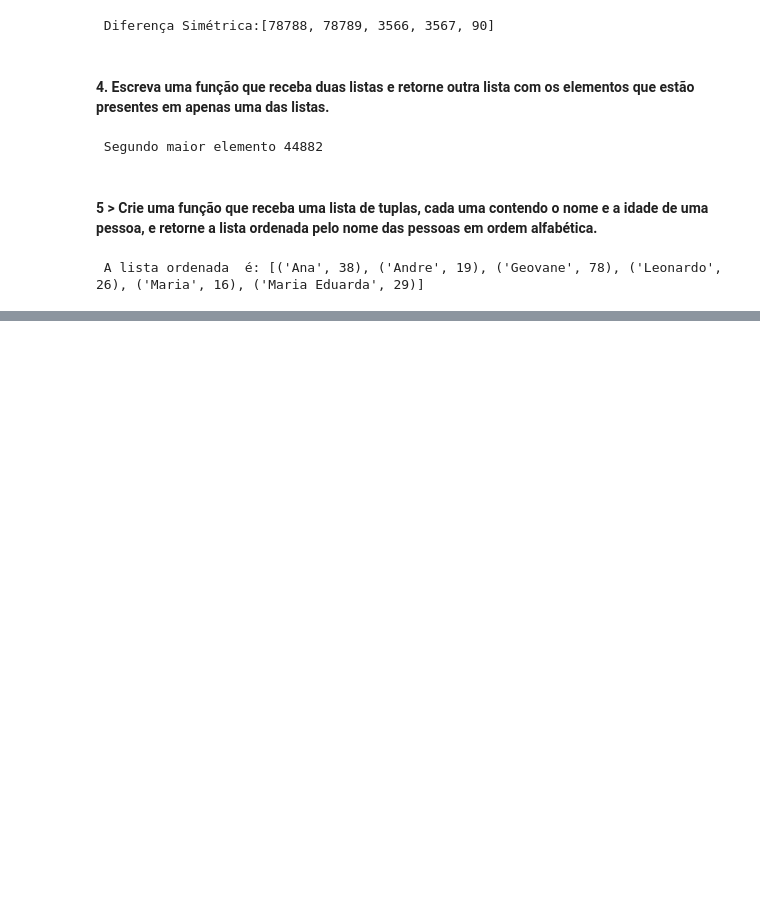
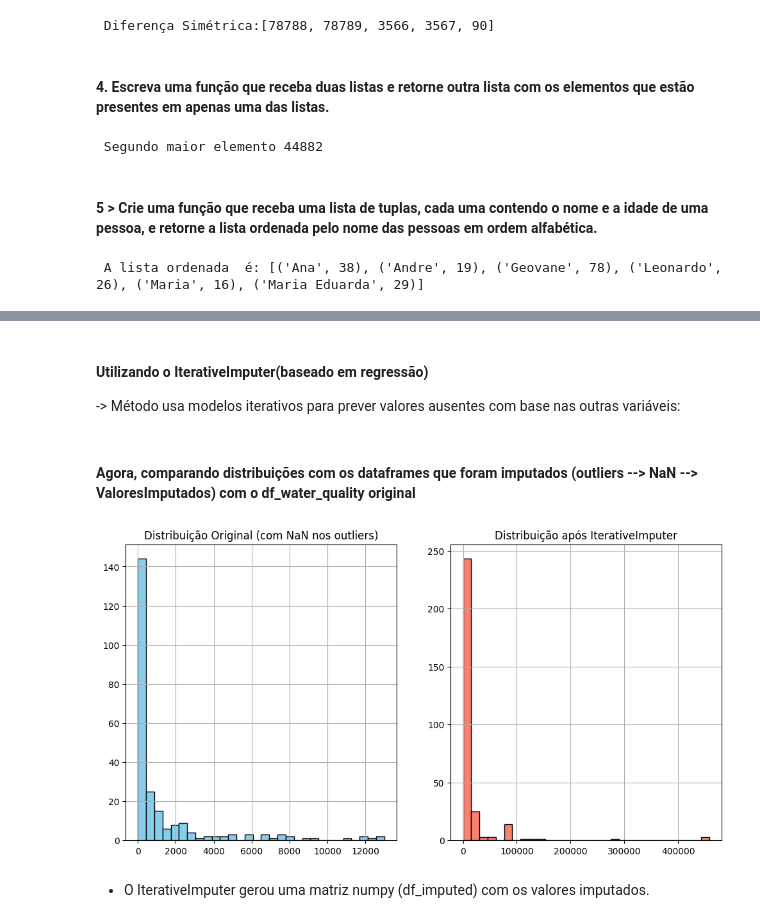
Before and after one commit to Lulelis/Bootcamp_Machine_Learning_Atlantico_Avantii, a Jupyter notebook: atividade_02/Atividade_02_Lucas_Elias.ipynb, the cells around one changed output, grey strips where cells are left out. Drawn from its saved outputs; the diff is of its cells as text; code cells hidden in the pictures; blank space fills up the shorter version.

Commit message:
Atualizando a atividade_2

```diff
--- a/atividade_02/Atividade_02_Lucas_Elias.ipynb
+++ b/atividade_02/Atividade_02_Lucas_Elias.ipynb
@@ -95,0 +108,2 @@ print(f""" A lista ordenada  é: {resultado}""")
+# %%
+df_water_quality = pd.read_csv(r"D:\HD 1TB\Documentos\Cursos Online\Bootcamp_Avanti_ML\projeto_atividade_01_bootcamp_machine_Learning_avantii_atlantico\atividade_01\atividade_02\data\Results_MADE.csv", sep=",", encoding='latin-1')
@@ -95,0 +172,2 @@ print(f""" A lista ordenada  é: {resultado}""")
+# %%
+df_water_quality = df_water_quality.rename(columns=map_rename)
@@ -95,0 +270,4 @@ print(f""" A lista ordenada  é: {resultado}""")
+# %% [markdown]
+#### Utilizando o IterativeImputer(baseado em regressão)
+
+-> Método usa modelos iterativos para prever valores ausentes com base nas outras variáveis:
@@ -95,0 +277,44 @@ print(f""" A lista ordenada  é: {resultado}""")
+# %%
+### Substituindo os outliers por NaN:
+
+df_water_quality.loc[
+    (df_water_quality["Total_Coliform_MPN_per_100_ml"] < limite_inferior) |
+    (df_water_quality["Total_Coliform_MPN_per_100_ml"] > limite_superior),
+    "Total_Coliform_MPN_per_100_ml"
+] = np.nan
+
+### Aplicando o Iteratrive Imputer para preencher os valores NaN:
+
+imputer = IterativeImputer(random_state=42)
+df_imputed = imputer.fit_transform(df_water_quality)
+
+
+### Reconstruindo o Dataframe:
+
+df_water_quality_imputed = pd.DataFrame(df_imputed, columns=df_water_quality.columns)
+# %% [markdown]
+#### Agora, comparando distribuições com os dataframes que foram imputados (outliers --> NaN --> ValoresImputados) com o df_water_quality original
+# %%
+import matplotlib.pyplot as plt
+
+#### Coluna original (com NaN nos outliers)
+col_original = df_water_quality["Total_Coliform_MPN_per_100_ml"]
+
+# Coluna imputada
+col_imputed = df_water_quality_imputed["Total_Coliform_MPN_per_100_ml"]
+
+plt.figure(figsize=(12,6))
+
+plt.subplot(1,2,1)
+col_original.hist(bins=30, color="skyblue", edgecolor="black")
+plt.title("Distribuição Original (com NaN nos outliers)")
+
+plt.subplot(1,2,2)
+col_imputed.hist(bins=30, color="salmon", edgecolor="black")
+plt.title("Distribuição após IterativeImputer")
+
+plt.show()
+# %% [output]
+[figure, added]
+# %% [markdown]
+- O IterativeImputer gerou uma matriz numpy (df_imputed) com os valores imputados.
```
Also changed, not shown: parts of 28 cells of this notebook, 2 other files.
